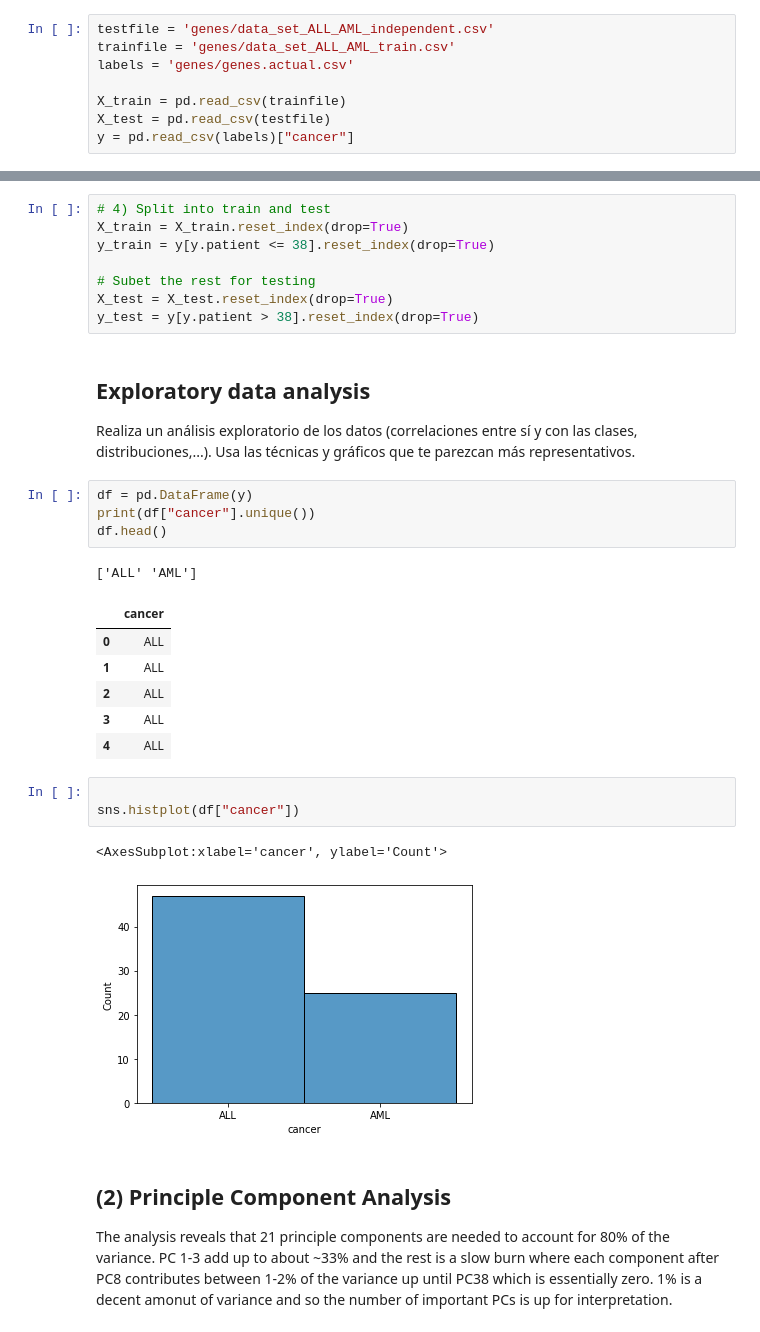
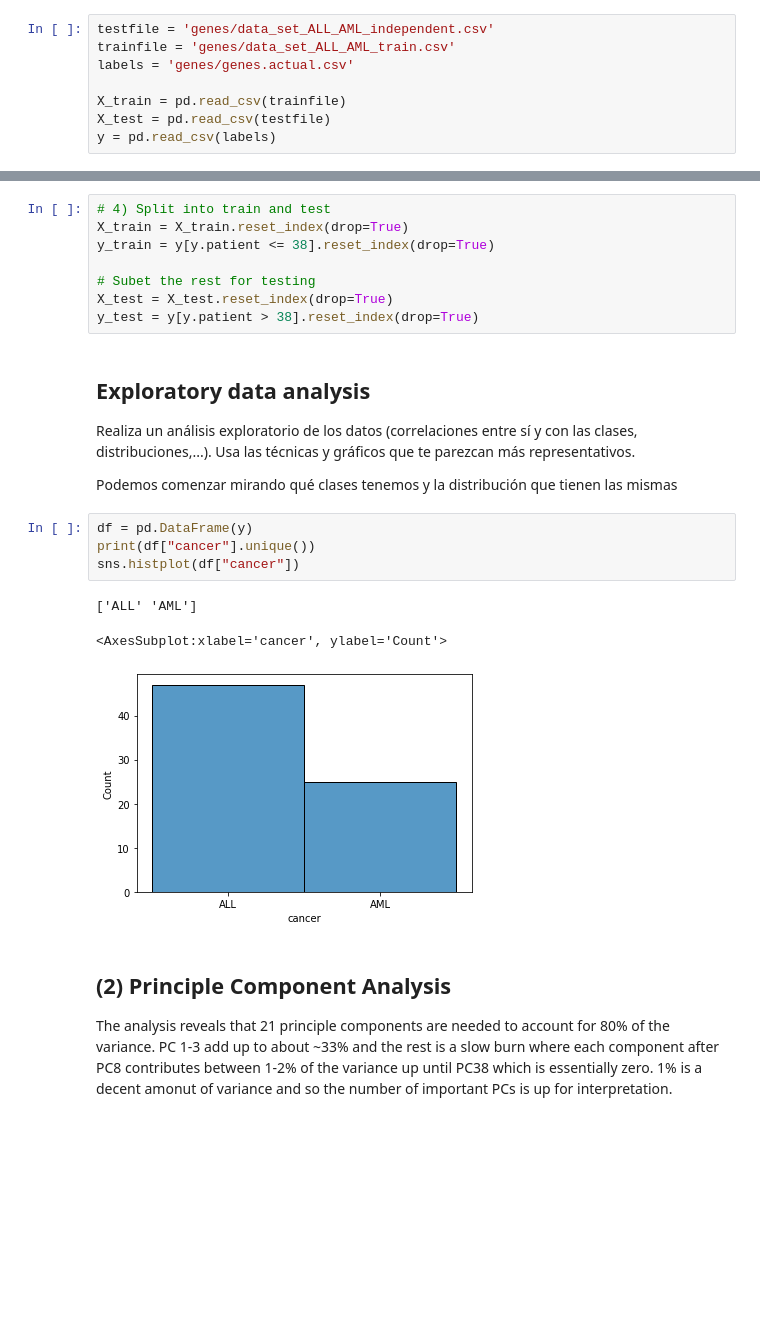
Before and after one commit to fjsaezm/mcd-maaa, a Jupyter notebook: P3/practica-pca-gene-expression-nosol-2.ipynb, the cells around one changed output, grey strips where cells are left out. Cells and saved outputs as stored; diff of their text form; blank space fills up the shorter version.

```diff
--- a/P3/practica-pca-gene-expression-nosol.ipynb
+++ b/P3/practica-pca-gene-expression-nosol-2.ipynb
@@ -41,7 +49,7 @@ labels = 'genes/genes.actual.csv'
 
 X_train = pd.read_csv(trainfile)
 X_test = pd.read_csv(testfile)
-y = pd.read_csv(labels)["cancer"]
+y = pd.read_csv(labels)
 # %%
 # 1)  Remove "call" columns from training a test
 train_keepers = [col for col in X_train.columns if "call" not in col]
@@ -103,24 +81,17 @@ y_test = y[y.patient > 38].reset_index(drop=True)
 ## Exploratory data analysis
 
 Realiza un análisis exploratorio de los datos (correlaciones entre sí y con las clases, distribuciones,...). Usa las técnicas y gráficos que te parezcan más representativos.
+
+
+Podemos comenzar mirando qué clases tenemos y la distribución que tienen las mismas
 # %%
 df = pd.DataFrame(y)
 print(df["cancer"].unique())
-df.head()
+sns.histplot(df["cancer"])
 # %% [output]
 ['ALL' 'AML']
-|  | cancer |
-| 0 | ALL |
-| 1 | ALL |
-| 2 | ALL |
-| 3 | ALL |
-| 4 | ALL |
+<AxesSubplot:xlabel='cancer', ylabel='Count'>
+[figure, added]
-# %%
-
-sns.histplot(df["cancer"])
-# %% [output]
-<AxesSubplot:xlabel='cancer', ylabel='Count'>
-[figure, removed]
 # %% [markdown]
 ## (2) Principle Component Analysis
 
```
Also changed, not shown: parts of 30 cells of this notebook, 2 other files.
